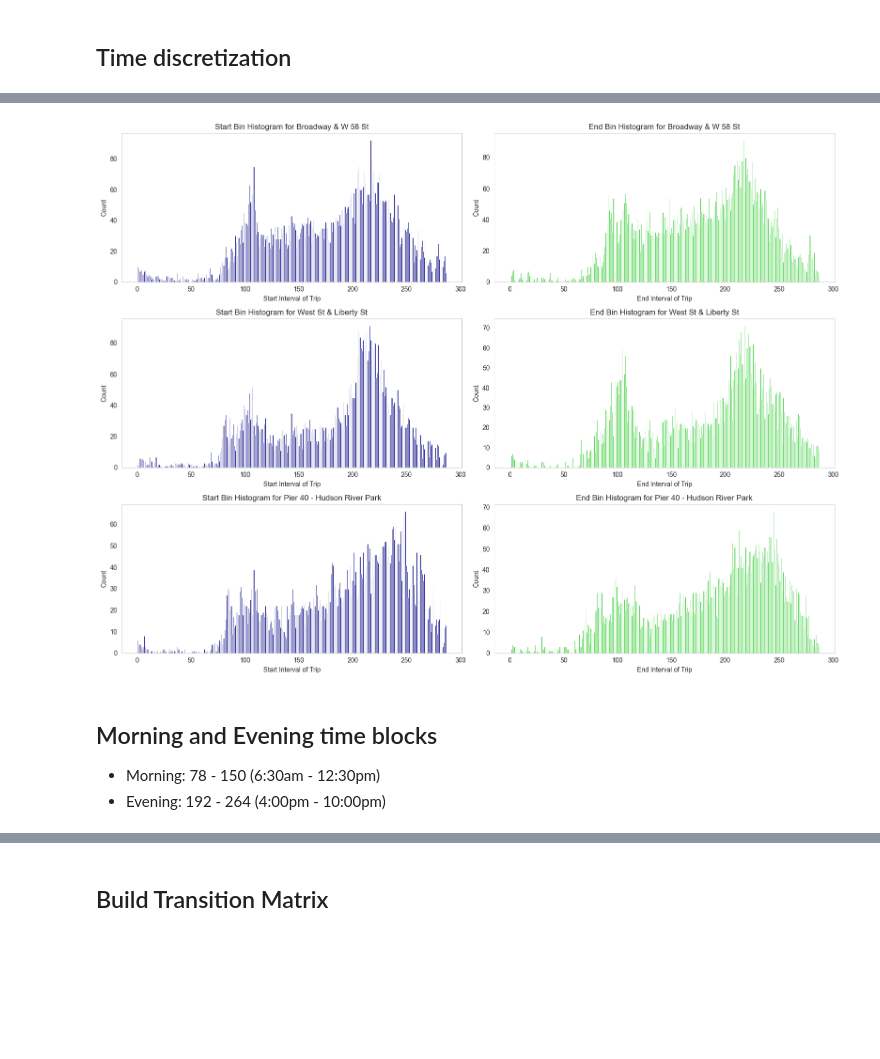
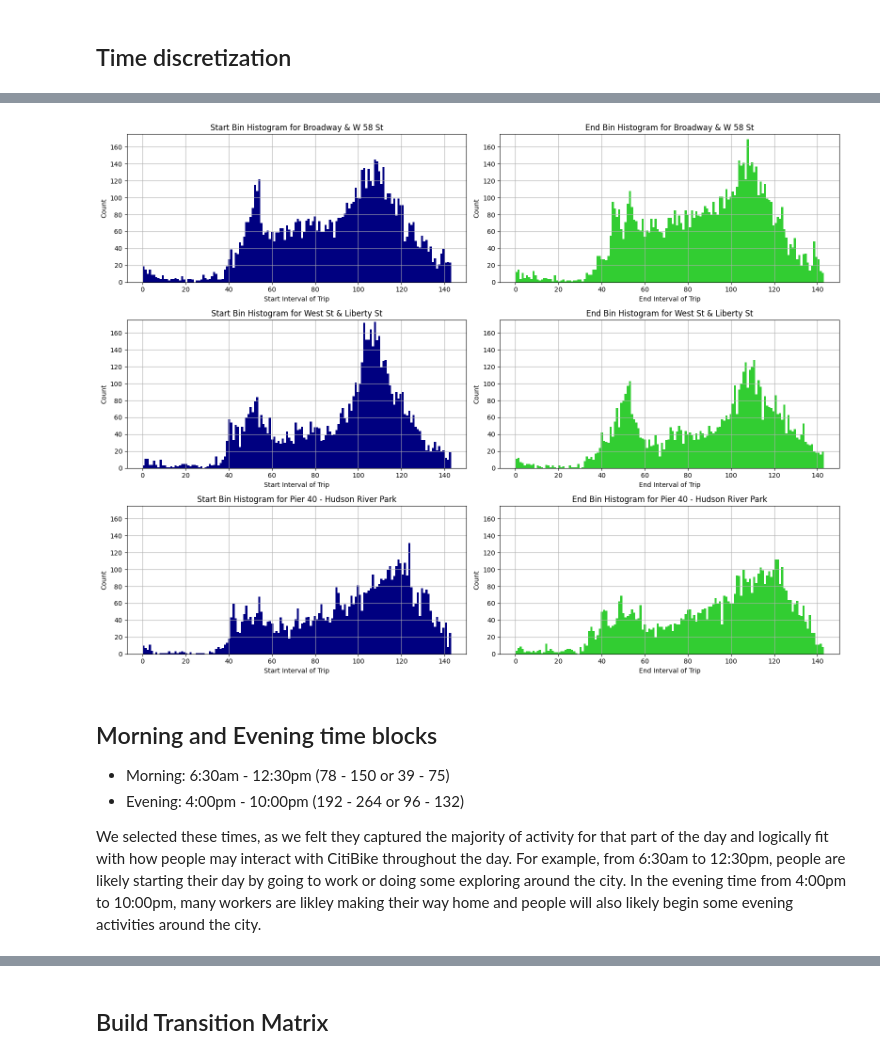
Before and after one commit to bwoody13/nyc-citibike-markovchain, a Jupyter notebook: project.ipynb, the cells around one changed output, grey strips where cells are left out. Saved outputs shown, nothing was run; the diff lists cells and outputs as text; code cells hidden in the pictures; blank space fills up the shorter version.

```diff
--- a/project.ipynb
+++ b/project.ipynb
@@ -68,7 +76,5 @@ Name: duration, Length: 3767347, dtype: float64
 # %%
-# Here we are cleaning the dataset by setting maximum ride duration for 180 minutes
-# And removing all the ride durations that are less than 0
-df_citibike = df_citibike[df_citibike.duration < 60*3]
+df_citibike = df_citibike[df_citibike.duration <= 60*3]
 df_citibike = df_citibike[df_citibike.duration > 0]
 # %% [markdown]
 ## Duration Histogram
@@ -244,6 +287,9 @@ We decided to use 5 minutes as our building block for the stationary distributio
+# %%
+# intervals = 5
+intervals = 10
 # %%
-df_stations['start_bin'] = ((df_stations['started_at'].dt.hour * 60 + df_stations['started_at'].dt.minute) // 5)
-df_stations['end_bin'] = ((df_stations['ended_at'].dt.hour * 60 + df_stations['ended_at'].dt.minute) // 5)
+df_stations['start_bin'] = ((df_stations['started_at'].dt.hour * 60 + df_stations['started_at'].dt.minute) // intervals)
+df_stations['end_bin'] = ((df_stations['ended_at'].dt.hour * 60 + df_stations['ended_at'].dt.minute) // intervals)
 # %%
 df_stations.head()
 # %% [output]
@@ -256,33 +345,38 @@ df_stations.head()
 # %%
 plt.figure(figsize=(16, 12))
+
 for i, station_id in enumerate(station_ids):
     # Create masks for trips that start or end at the current station
     mask_st = df_stations['start_station_id'] == station_id
     mask_end = df_stations['end_station_id'] == station_id
 
     # Histogram for start bin (1st column)
     plt.subplot(3, 2, 2*i + 1)  # 3 rows, 2 columns, subplot index for start bin
-    plt.hist(df_stations[mask_st].start_bin, bins=24*60//5, color='navy')
-    plt.title(f"""Start Bin Histogram for {station_map[station_id].get("station_name")}""")
+    plt.hist(df_stations[mask_st].start_bin, bins=24*60//intervals, color='navy')
+    plt.title(f"Start Bin Histogram for {station_map[station_id].get('station_name')}")
     plt.xlabel('Start Interval of Trip')
     plt.ylabel('Count')
+    plt.ylim(0, 175)  # Set y-axis limits
     plt.grid()
 
     # Histogram for end bin (2nd column)
     plt.subplot(3, 2, 2*i + 2)  # 3 rows, 2 columns, subplot index for end bin
-    plt.hist(df_stations[mask_end].end_bin, bins=288, color='limegreen')
-    plt.title(f"""End Bin Histogram for {station_map[station_id].get("station_name")}""")
+    plt.hist(df_stations[mask_end].end_bin, bins=24*60//intervals, color='limegreen')
+    plt.title(f"End Bin Histogram for {station_map[station_id].get('station_name')}")
     plt.xlabel('End Interval of Trip')
     plt.ylabel('Count')
+    plt.ylim(0, 175)  # Set y-axis limits
     plt.grid()
 
 plt.tight_layout()
 plt.show()
 # %% [output]
-[figure, old version]
+[figure, new version]
 # %% [markdown]
 ## Morning and Evening time blocks
 
-- Morning: 78 - 150 (6:30am - 12:30pm)
-- Evening: 192 - 264 (4:00pm - 10:00pm)
+- Morning: 6:30am - 12:30pm (78 - 150 or 39 - 75)
+- Evening: 4:00pm - 10:00pm (192 - 264 or 96 - 132)
+
+We selected these times, as we felt they captured the majority of activity for that part of the day and logically fit with how people may interact with CitiBike throughout the day. For example, from 6:30am to 12:30pm, people are likely starting their day by going to work or doing some exploring around the city. In the evening time from 4:00pm to 10:00pm, many workers are likley making their way home and people will also likely begin some evening activities around the city.
 # %%
```
Also changed, not shown: parts of 40 cells of this notebook.
